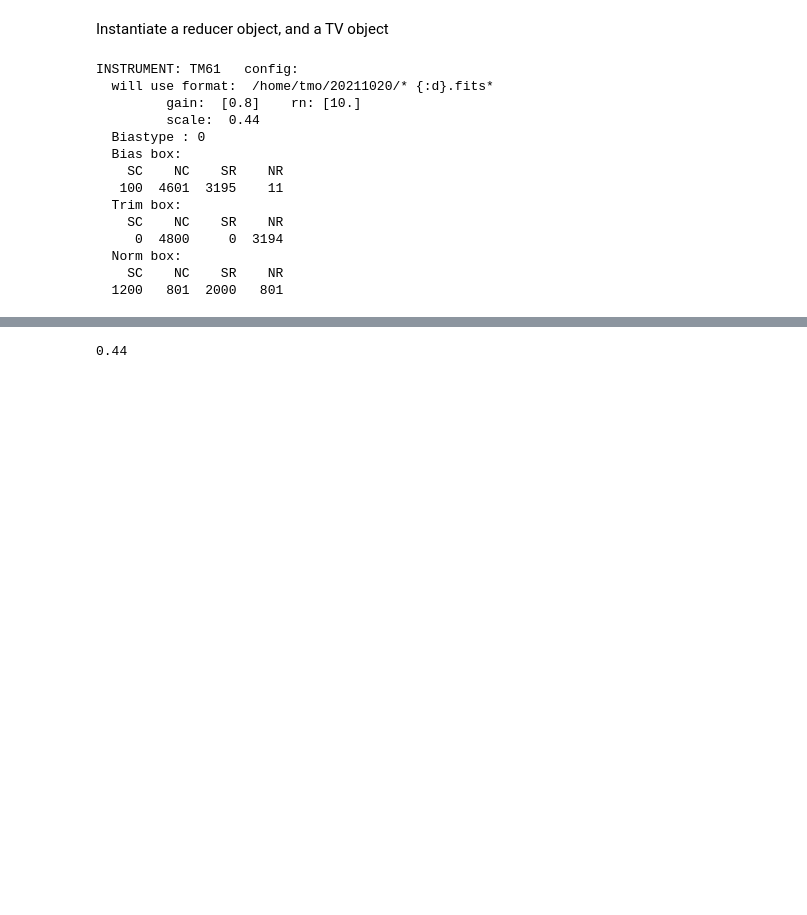
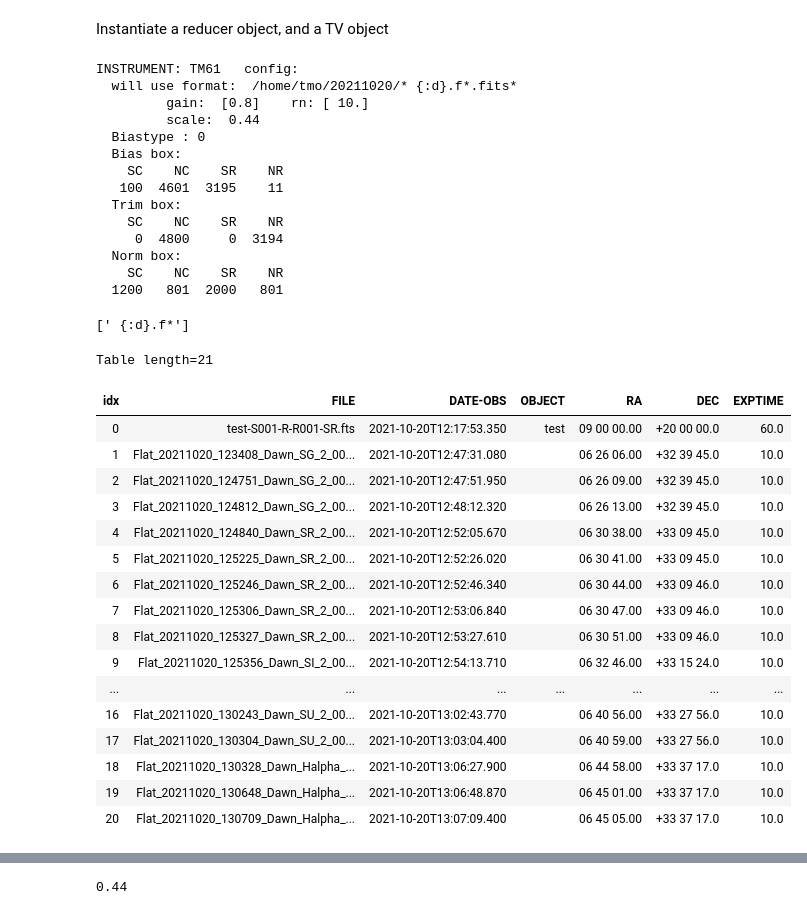
Before and after one commit to holtzmanjon/pyvista, a Jupyter notebook: doc/notebooks/stars.ipynb, the cells around one changed output, grey strips where cells are left out. Cells and saved outputs as stored; diff of their text form; code cells hidden in the pictures; blank space fills up the shorter version.

```diff
--- a/doc/notebooks/stars.ipynb
+++ b/doc/notebooks/stars.ipynb
@@ -16,10 +16,10 @@ Instantiate a reducer object, and a TV object
 # %%
 red=imred.Reducer('TM61',dir='/home/tmo/20211020')
-t=tv.TV()
+red.formstr
 # %% [output]
 INSTRUMENT: TM61   config:
-  will use format:  /home/tmo/20211020/* {:d}.fits*
-         gain:  [0.8]    rn: [10.]
+  will use format:  /home/tmo/20211020/* {:d}.f*.fits*
+         gain:  [0.8]    rn: [ 10.]
          scale:  0.44
   Biastype : 0
   Bias box:
@@ -31,6 +31,28 @@ INSTRUMENT: TM61   config:
   Norm box:
     SC    NC    SR    NR
   1200   801  2000   801
+[' {:d}.f*']
+# %%
+red.log().show_in_notebook(display_length=10)
+# %% [output]
+Table length=21
+| idx | FILE | DATE-OBS | OBJECT | RA | DEC | EXPTIME |
+| 0 | test-S001-R-R001-SR.fts | 2021-10-20T12:17:53.350 | test | 09 00 00.00 | +20 00 00.0 | 60.0 |
+| 1 | Flat_20211020_123408_Dawn_SG_2_00... | 2021-10-20T12:47:31.080 |  | 06 26 06.00 | +32 39 45.0 | 10.0 |
+| 2 | Flat_20211020_124751_Dawn_SG_2_00... | 2021-10-20T12:47:51.950 |  | 06 26 09.00 | +32 39 45.0 | 10.0 |
+| 3 | Flat_20211020_124812_Dawn_SG_2_00... | 2021-10-20T12:48:12.320 |  | 06 26 13.00 | +32 39 45.0 | 10.0 |
+| 4 | Flat_20211020_124840_Dawn_SR_2_00... | 2021-10-20T12:52:05.670 |  | 06 30 38.00 | +33 09 45.0 | 10.0 |
+| 5 | Flat_20211020_125225_Dawn_SR_2_00... | 2021-10-20T12:52:26.020 |  | 06 30 41.00 | +33 09 45.0 | 10.0 |
+| 6 | Flat_20211020_125246_Dawn_SR_2_00... | 2021-10-20T12:52:46.340 |  | 06 30 44.00 | +33 09 46.0 | 10.0 |
+| 7 | Flat_20211020_125306_Dawn_SR_2_00... | 2021-10-20T12:53:06.840 |  | 06 30 47.00 | +33 09 46.0 | 10.0 |
+| 8 | Flat_20211020_125327_Dawn_SR_2_00... | 2021-10-20T12:53:27.610 |  | 06 30 51.00 | +33 09 46.0 | 10.0 |
+| 9 | Flat_20211020_125356_Dawn_SI_2_00... | 2021-10-20T12:54:13.710 |  | 06 32 46.00 | +33 15 24.0 | 10.0 |
+| ... | ... | ... | ... | ... | ... | ... |
+| 16 | Flat_20211020_130243_Dawn_SU_2_00... | 2021-10-20T13:02:43.770 |  | 06 40 56.00 | +33 27 56.0 | 10.0 |
+| 17 | Flat_20211020_130304_Dawn_SU_2_00... | 2021-10-20T13:03:04.400 |  | 06 40 59.00 | +33 27 56.0 | 10.0 |
+| 18 | Flat_20211020_130328_Dawn_Halpha_... | 2021-10-20T13:06:27.900 |  | 06 44 58.00 | +33 37 17.0 | 10.0 |
+| 19 | Flat_20211020_130648_Dawn_Halpha_... | 2021-10-20T13:06:48.870 |  | 06 45 01.00 | +33 37 17.0 | 10.0 |
+| 20 | Flat_20211020_130709_Dawn_Halpha_... | 2021-10-20T13:07:09.400 |  | 06 45 05.00 | +33 37 17.0 | 10.0 |
 # %%
 t.tvclear()
 a=red.reduce(851)
```
Also changed, not shown: parts of 3 cells of this notebook, 3 other files.
